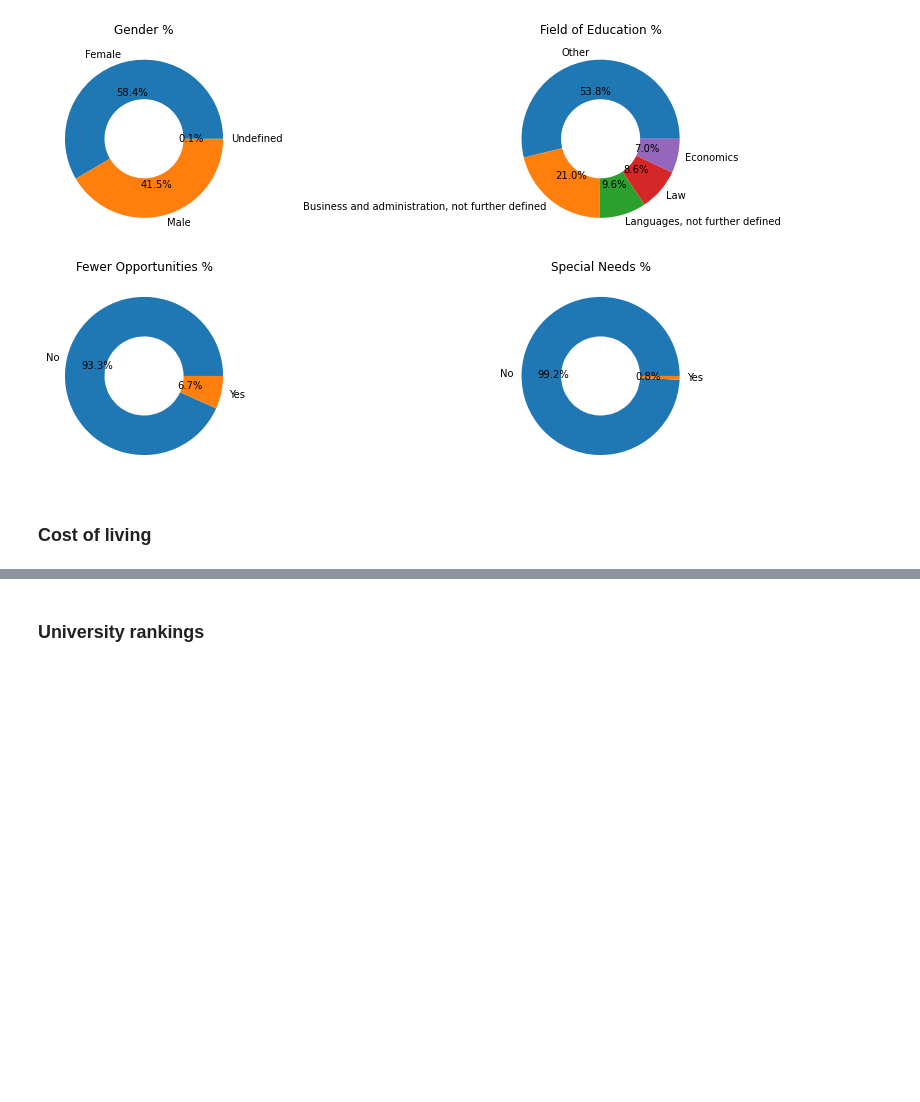
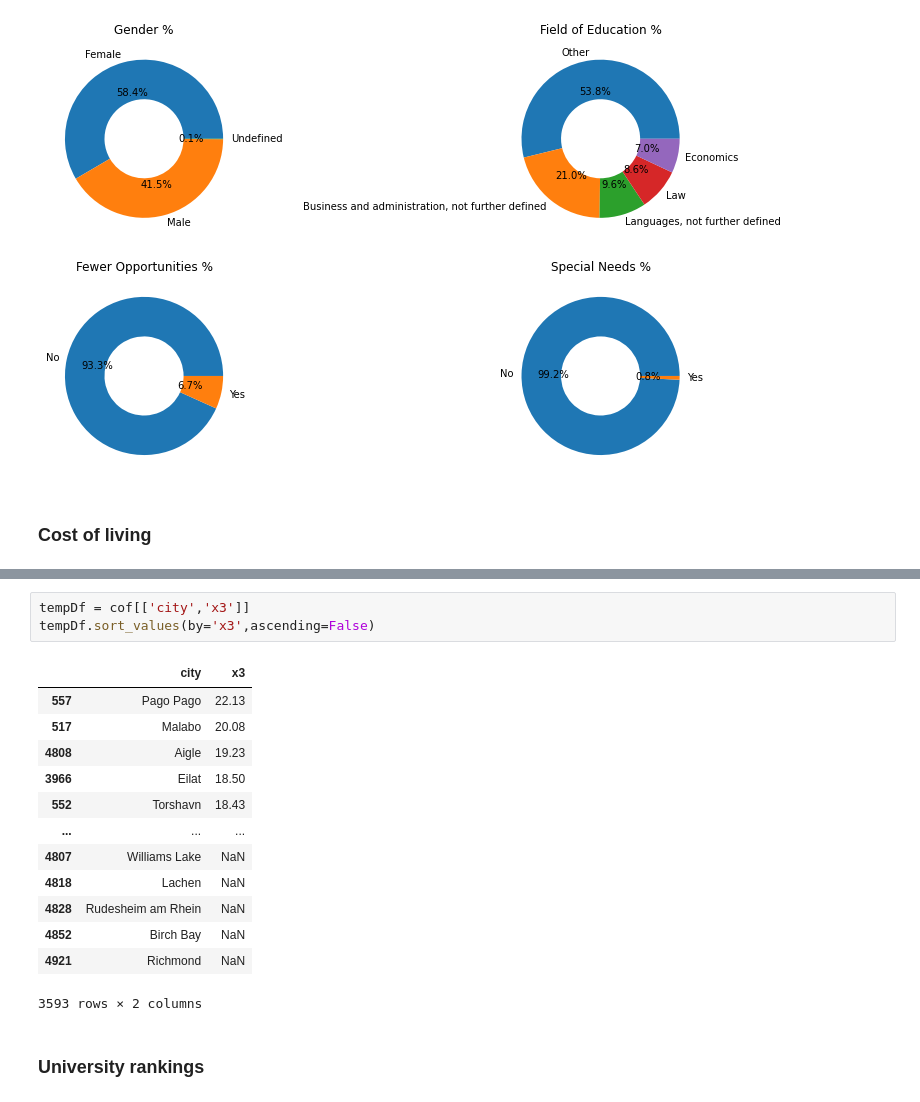
Before and after one commit to tatouti/DatabasePD, a Jupyter notebook: Erasmus_DataAnalysis.ipynb, the cells around one changed output, grey strips where cells are left out. Cells and saved outputs as stored; diff of their text form; blank space fills up the shorter version.

```diff
--- a/Erasmus_DataAnalysis.ipynb
+++ b/Erasmus_DataAnalysis.ipynb
@@ -337,3 +353,20 @@ KeyError: "There is no item named 'cost-of-living.csv' in the archive"
+# %%
+tempDf = cof[['city','x3']]
+tempDf.sort_values(by='x3',ascending=False)
+# %% [output]
+|  | city | x3 |
+| 557 | Pago Pago | 22.13 |
+| 517 | Malabo | 20.08 |
+| 4808 | Aigle | 19.23 |
+| 3966 | Eilat | 18.50 |
+| 552 | Torshavn | 18.43 |
+| ... | ... | ... |
+| 4807 | Williams Lake | NaN |
+| 4818 | Lachen | NaN |
+| 4828 | Rudesheim am Rhein | NaN |
+| 4852 | Birch Bay | NaN |
+| 4921 | Richmond | NaN |
+3593 rows × 2 columns
 # %% [markdown]
 ### University rankings
 # %%
```
Also changed, not shown: parts of 1 cell of this notebook.
